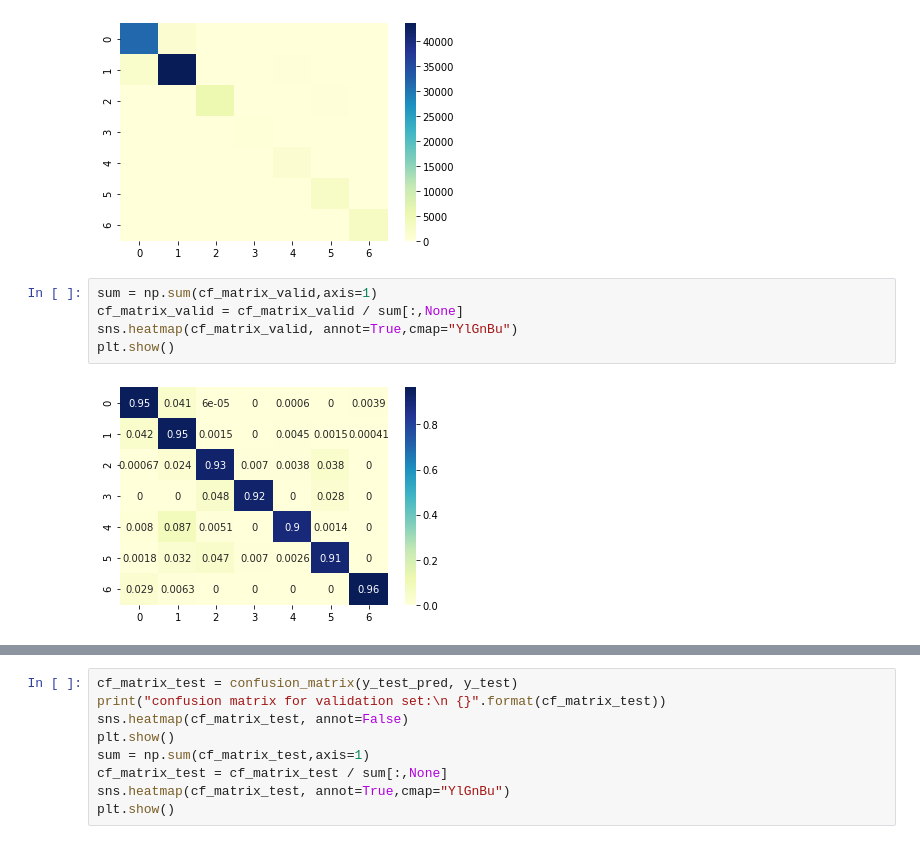
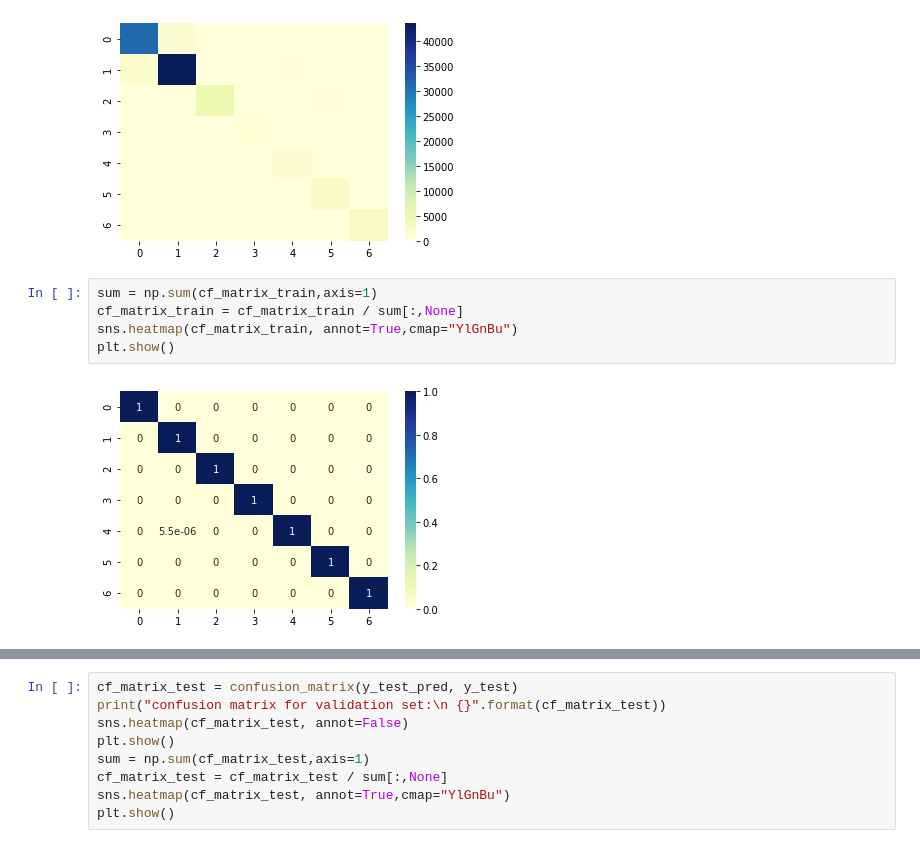
Before and after one commit to Yuyan-C/MAIS202Project, a Jupyter notebook: RandomForest.ipynb, the cells around one changed output, grey strips where cells are left out. Cells and saved outputs as stored; diff of their text form.

```diff
--- a/RandomForest.ipynb
+++ b/RandomForest.ipynb
@@ -122,9 +122,9 @@ confusion matrix for validation set:
  [   96    21     0     0     0     0  3194]]
 [figure]
 # %%
-sum = np.sum(cf_matrix_valid,axis=1)
-cf_matrix_valid = cf_matrix_valid / sum[:,None]
-sns.heatmap(cf_matrix_valid, annot=True,cmap="YlGnBu")
+sum = np.sum(cf_matrix_train,axis=1)
+cf_matrix_train = cf_matrix_train / sum[:,None]
+sns.heatmap(cf_matrix_train, annot=True,cmap="YlGnBu")
 plt.show()
 # %% [output]
-[figure, old version]
+[figure, new version]
```
Also changed, not shown: parts of 1 cell of this notebook.
